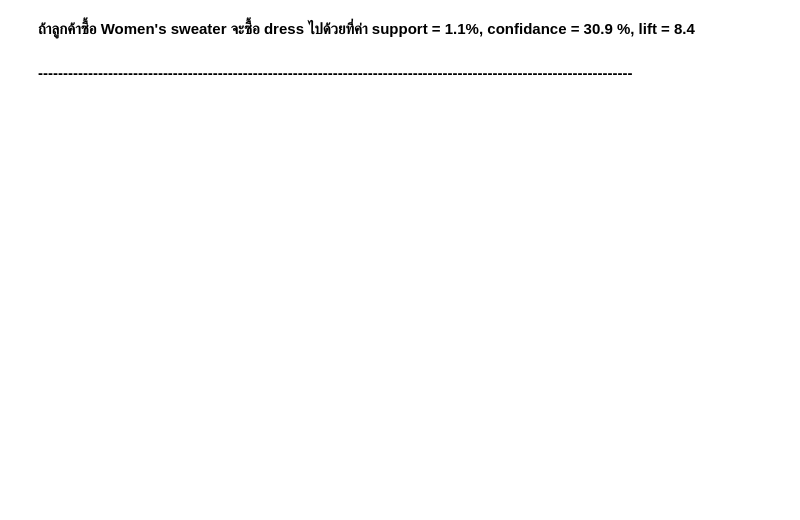
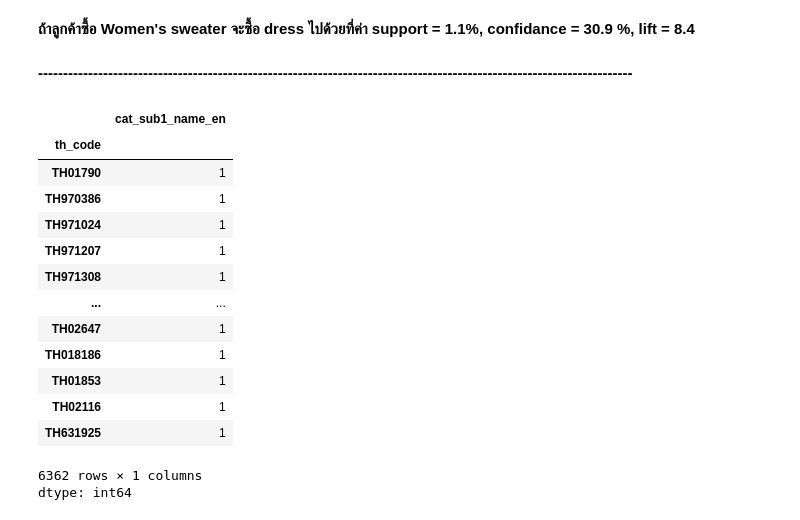
Before and after one commit to bavcb/association-rule, a Jupyter notebook: Test_Association_Rule_M02.ipynb, the cells around one changed output. Drawn from its saved outputs; the diff is of its cells as text; code cells hidden in the pictures; blank space fills up the shorter version.

```diff
--- a/Test_Association_Rule_M02.ipynb
+++ b/Test_Association_Rule_M02.ipynb
@@ -502,3 +502,21 @@ frequent_itemsets.to_csv('support_items.csv', index=False) # export frequent_ite
 rules.to_csv('test_association_rule.csv', index=False) # export rules
 # %% [markdown]
 **-----------------------------------------------------------------------------------------------------------------------**
+# %%
+th_code_purchase[th_code_purchase ==1] # ลูกค้าที่ซื้อสินค้าเพียงอย่างเดียวมีจำนวน 6,362 คน
+# %% [output]
+|  | cat_sub1_name_en |
+| th_code |  |
+| TH01790 | 1 |
+| TH970386 | 1 |
+| TH971024 | 1 |
+| TH971207 | 1 |
+| TH971308 | 1 |
+| ... | ... |
+| TH02647 | 1 |
+| TH018186 | 1 |
+| TH01853 | 1 |
+| TH02116 | 1 |
+| TH631925 | 1 |
+6362 rows × 1 columns
+dtype: int64
```
Also changed, not shown: parts of 14 cells of this notebook.
